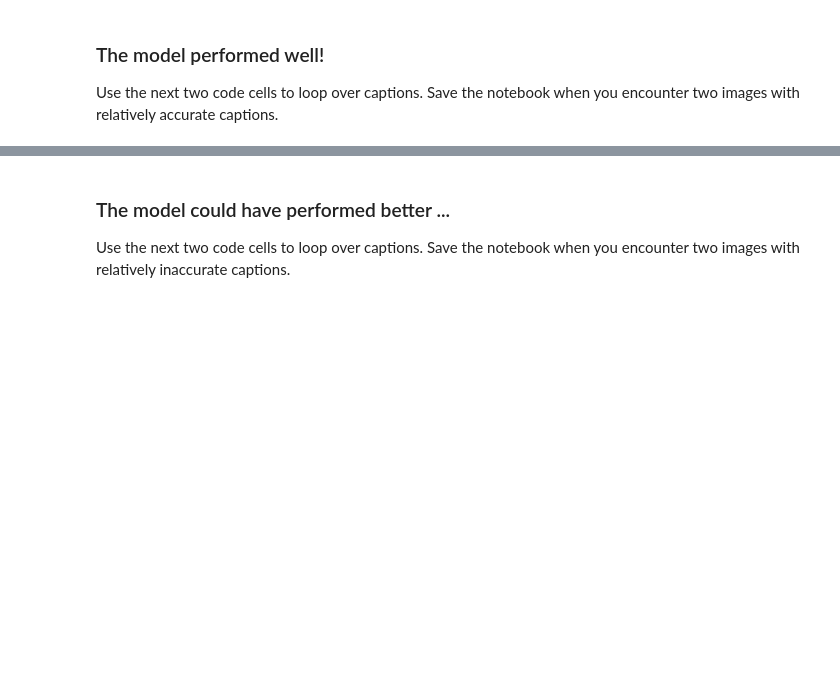
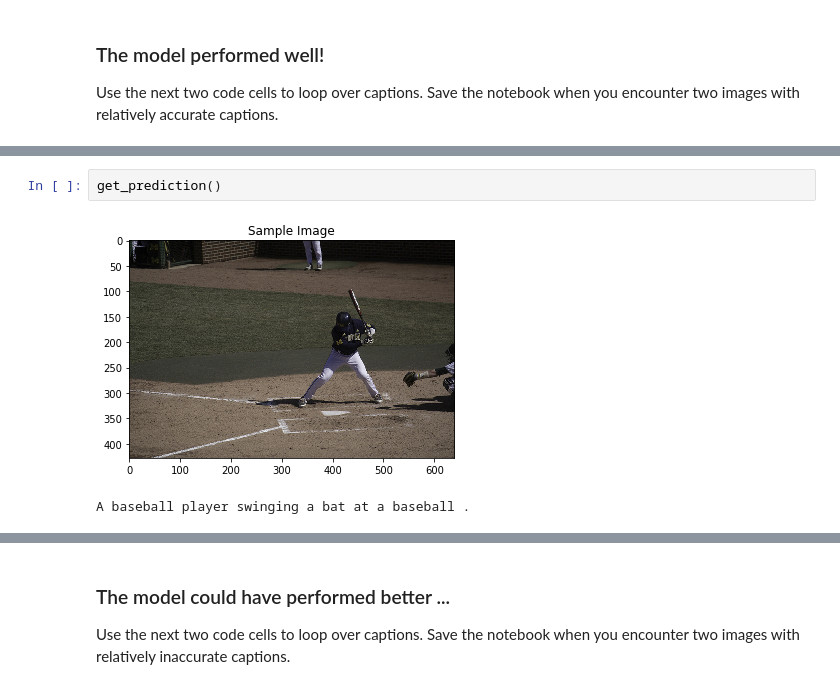
Before and after one commit to miharothl/CVND, a Jupyter notebook: p2-image-captioning/3_Inference.ipynb, the cells around one changed output, grey strips where cells are left out. Drawn from its saved outputs; the diff is of its cells as text; blank space fills up the shorter version.

```diff
--- a/p2-image-captioning/3_Inference.ipynb
+++ b/p2-image-captioning/3_Inference.ipynb
@@ -272,0 +271,5 @@ A train on a track with a sky background
+# %%
+get_prediction()
+# %% [output]
+[figure, added]
+A baseball player swinging a bat at a baseball .
```
Also changed, not shown: parts of 14 cells of this notebook, 12 other files.
